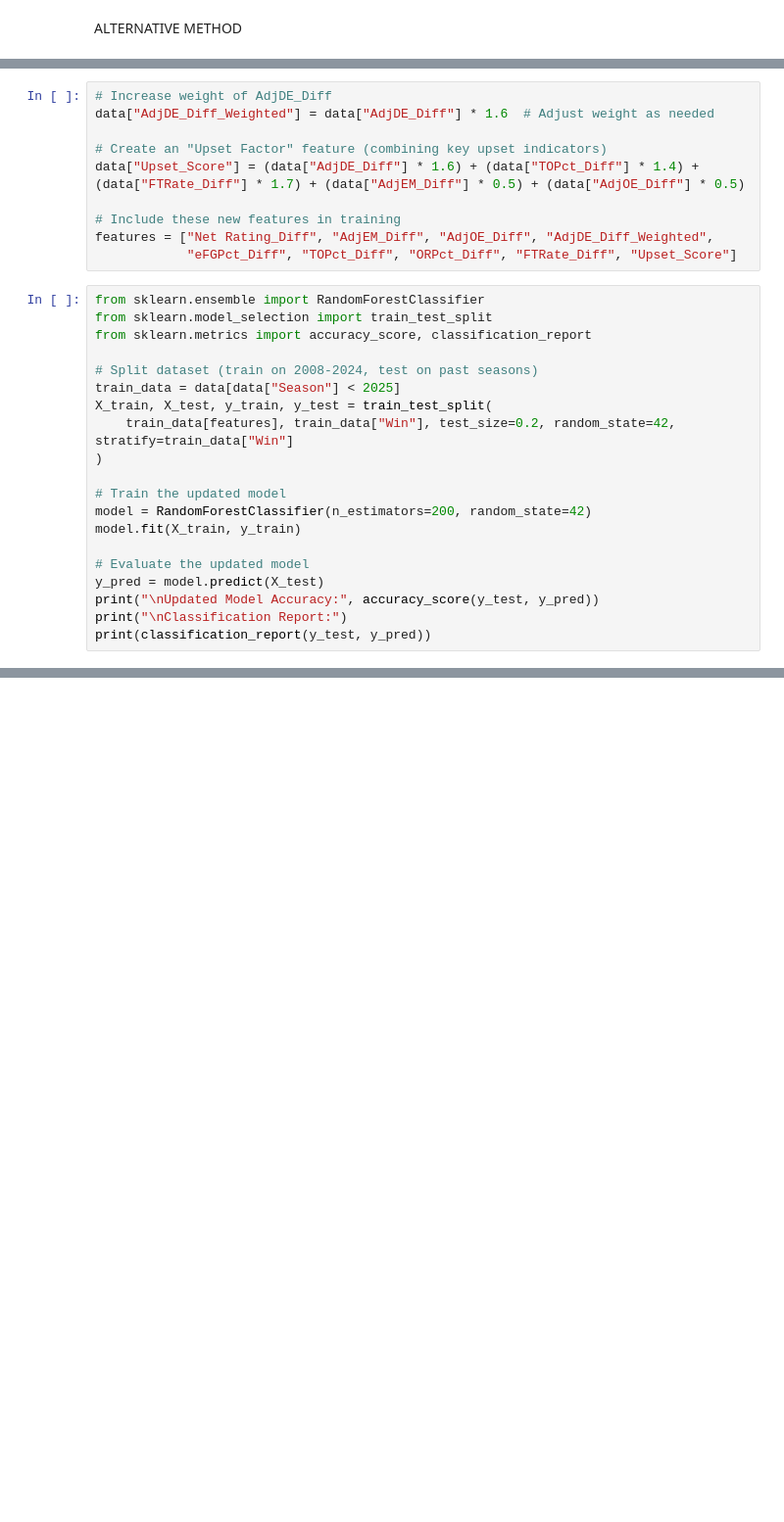
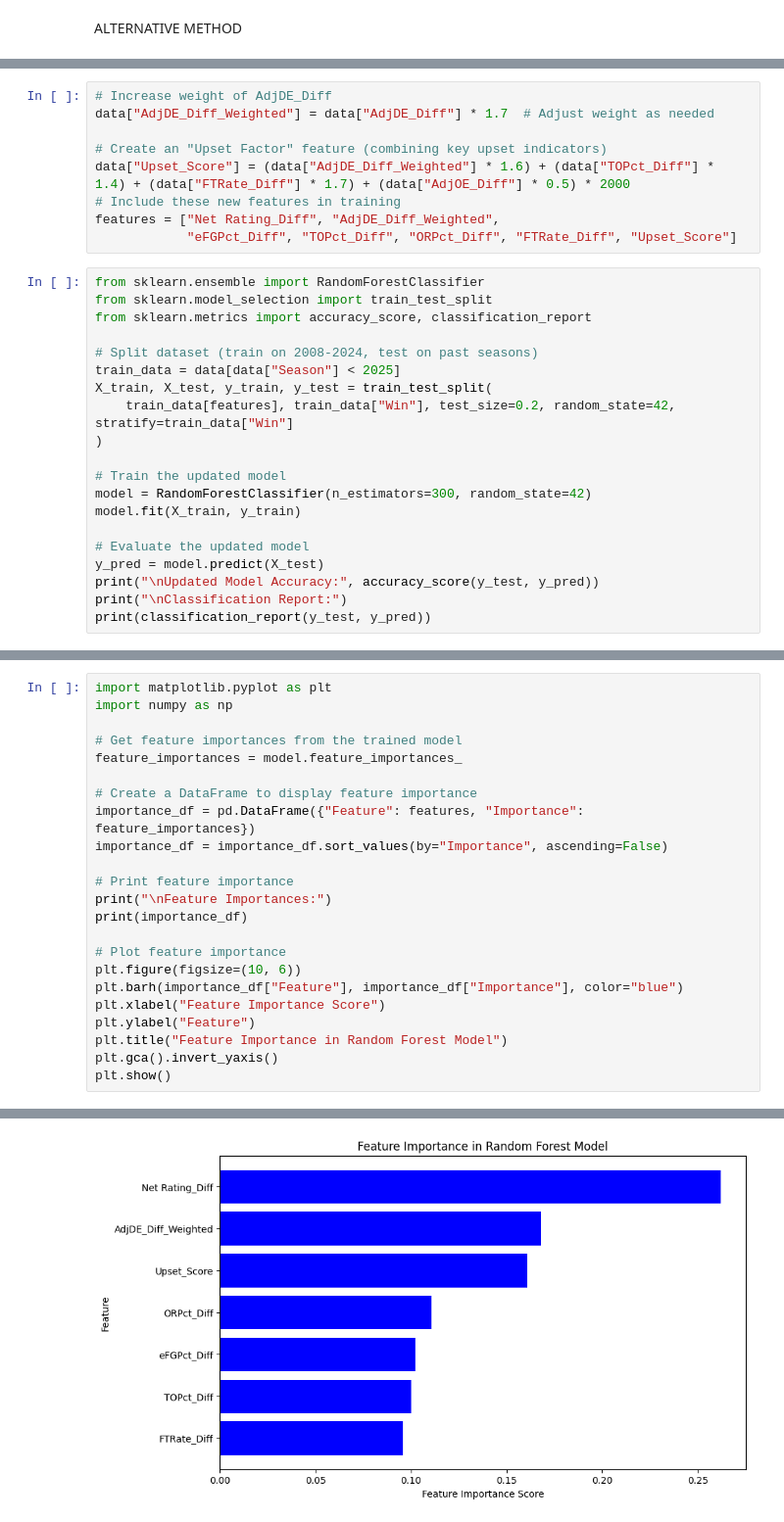
Before and after one commit to Jonnunez15/MMProjectWeighted, a Jupyter notebook: MM-Project.ipynb, the cells around one changed output, grey strips where cells are left out. Shown at 98% size. Cells and saved outputs as stored; diff of their text form; blank space fills up the shorter version.

Commit message:
Model Version 2

```diff
--- a/MM-Project.ipynb
+++ b/MM-Project.ipynb
@@ -345,13 +344,12 @@ ORPct_Diff  -2.432346e-16    -2.170105
 FTRate_Diff -1.351303e-17     0.106971
 # %%
 # Increase weight of AdjDE_Diff
-data["AdjDE_Diff_Weighted"] = data["AdjDE_Diff"] * 1.6  # Adjust weight as needed
+data["AdjDE_Diff_Weighted"] = data["AdjDE_Diff"] * 1.7  # Adjust weight as needed
 
 # Create an "Upset Factor" feature (combining key upset indicators)
-data["Upset_Score"] = (data["AdjDE_Diff"] * 1.6) + (data["TOPct_Diff"] * 1.4) + (data["FTRate_Diff"] * 1.7) + (data["AdjEM_Diff"] * 0.5) + (data["AdjOE_Diff"] * 0.5)
-
+data["Upset_Score"] = (data["AdjDE_Diff_Weighted"] * 1.6) + (data["TOPct_Diff"] * 1.4) + (data["FTRate_Diff"] * 1.7) + (data["AdjOE_Diff"] * 0.5) * 2000
 # Include these new features in training
-features = ["Net Rating_Diff", "AdjEM_Diff", "AdjOE_Diff", "AdjDE_Diff_Weighted",
+features = ["Net Rating_Diff", "AdjDE_Diff_Weighted",
             "eFGPct_Diff", "TOPct_Diff", "ORPct_Diff", "FTRate_Diff", "Upset_Score"]
 # %%
 from sklearn.ensemble import RandomForestClassifier
@@ -365,7 +363,7 @@ X_train, X_test, y_train, y_test = train_test_split(
 )
 
 # Train the updated model
-model = RandomForestClassifier(n_estimators=200, random_state=42)
+model = RandomForestClassifier(n_estimators=300, random_state=42)
 model.fit(X_train, y_train)
 
 # Evaluate the updated model
@@ -387,0 +386,24 @@ weighted avg       0.75      0.74      0.74       426
+# %%
+import matplotlib.pyplot as plt
+import numpy as np
+
+# Get feature importances from the trained model
+feature_importances = model.feature_importances_
+
+# Create a DataFrame to display feature importance
+importance_df = pd.DataFrame({"Feature": features, "Importance": feature_importances})
+importance_df = importance_df.sort_values(by="Importance", ascending=False)
+
+# Print feature importance
+print("\nFeature Importances:")
+print(importance_df)
+
+# Plot feature importance
+plt.figure(figsize=(10, 6))
+plt.barh(importance_df["Feature"], importance_df["Importance"], color="blue")
+plt.xlabel("Feature Importance Score")
+plt.ylabel("Feature")
+plt.title("Feature Importance in Random Forest Model")
+plt.gca().invert_yaxis()
+plt.show()
+# %% [output]
@@ -387,0 +419 @@ weighted avg       0.75      0.74      0.74       426
+[figure, added]
```
Also changed, not shown: parts of 16 cells of this notebook, 14 other files.
